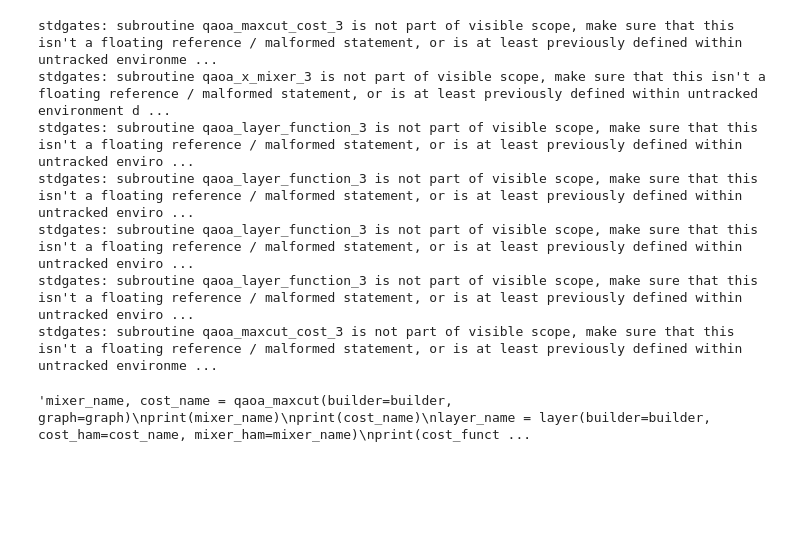
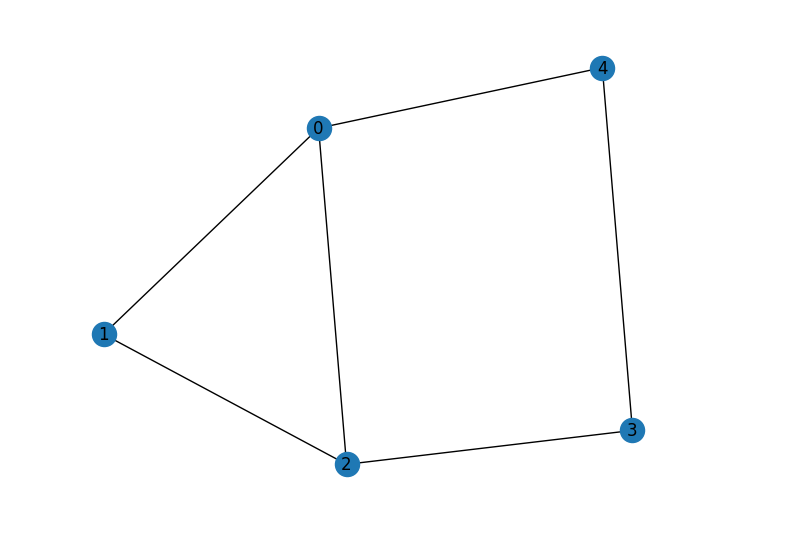
Before and after one commit to qBraid/qbraid-algorithms, a Jupyter notebook: qbraid_algorithms/qaoa/test.ipynb, the cells around one changed output. Saved outputs shown, nothing was run; the diff lists cells and outputs as text; code cells hidden in the pictures; blank space fills up the shorter version.

Commit message:
Modification after testing against qiskit QAOA tutorial

```diff
--- a/qbraid_algorithms/qaoa/test.ipynb
+++ b/qbraid_algorithms/qaoa/test.ipynb
@@ -171,22 +15,9 @@ def expectation_value(builder : QasmBuilder, cost_ham : str, params : list[tuple
 # %%
-edges = [(0, 1), (1, 2), (2, 0), (2, 3)]
+edges = [(0, 1), (0, 2), (0, 4), (1, 2), (2, 3), (3, 4)]
 graph = nx.Graph(edges)
-algo = QAOA(3)
-algo.setup_maxcut(graph=graph)
-module = algo.generate_algorithm(algo.cost_hamiltonian, 2)
-'''mixer_name, cost_name = qaoa_maxcut(builder=builder, graph=graph)
-print(mixer_name)
-print(cost_name)
-layer_name = layer(builder=builder, cost_ham=cost_name, mixer_ham=mixer_name)
-print(cost_function(builder=builder, depth=2, layer=layer_name, params=[[0.5, 0.5], [0.5, 0.5]]))
+positions = nx.spring_layout(graph, seed=1)
 
-generate_algorithm(builder=builder, layer=layer_name, cost_ham=cost_name, depth=2)'''
+nx.draw(graph, with_labels=True, pos=positions)
+plt.show()
 # %% [output]
-stdgates: subroutine qaoa_maxcut_cost_3 is not part of visible scope, make sure that this isn't a floating reference / malformed statement, or is at least previously defined within untracked environme ...
-stdgates: subroutine qaoa_x_mixer_3 is not part of visible scope, make sure that this isn't a floating reference / malformed statement, or is at least previously defined within untracked environment d ...
-stdgates: subroutine qaoa_layer_function_3 is not part of visible scope, make sure that this isn't a floating reference / malformed statement, or is at least previously defined within untracked enviro ...
-stdgates: subroutine qaoa_layer_function_3 is not part of visible scope, make sure that this isn't a floating reference / malformed statement, or is at least previously defined within untracked enviro ...
-stdgates: subroutine qaoa_layer_function_3 is not part of visible scope, make sure that this isn't a floating reference / malformed statement, or is at least previously defined within untracked enviro ...
-stdgates: subroutine qaoa_layer_function_3 is not part of visible scope, make sure that this isn't a floating reference / malformed statement, or is at least previously defined within untracked enviro ...
-stdgates: subroutine qaoa_maxcut_cost_3 is not part of visible scope, make sure that this isn't a floating reference / malformed statement, or is at least previously defined within untracked environme ...
-'mixer_name, cost_name = qaoa_maxcut(builder=builder, graph=graph)\nprint(mixer_name)\nprint(cost_name)\nlayer_name = layer(builder=builder, cost_ham=cost_name, mixer_ham=mixer_name)\nprint(cost_funct ...
+[figure, added]
```
Also changed, not shown: parts of 21 cells of this notebook, 3 other files.
